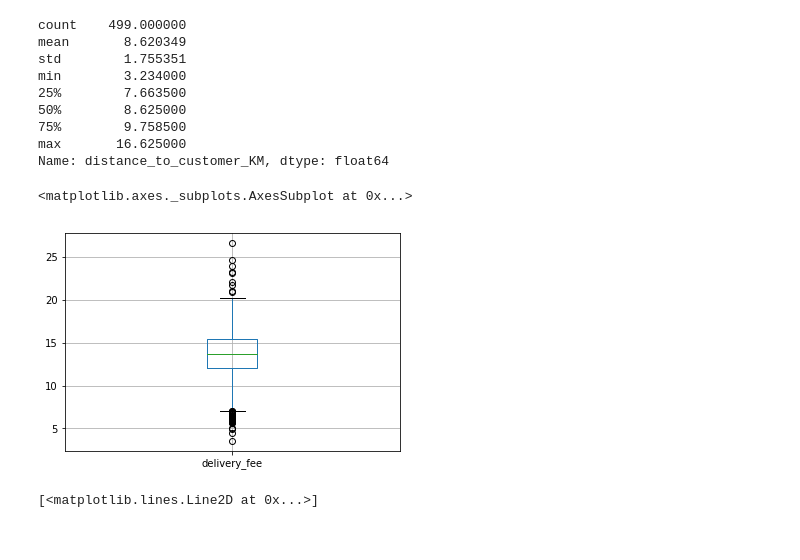
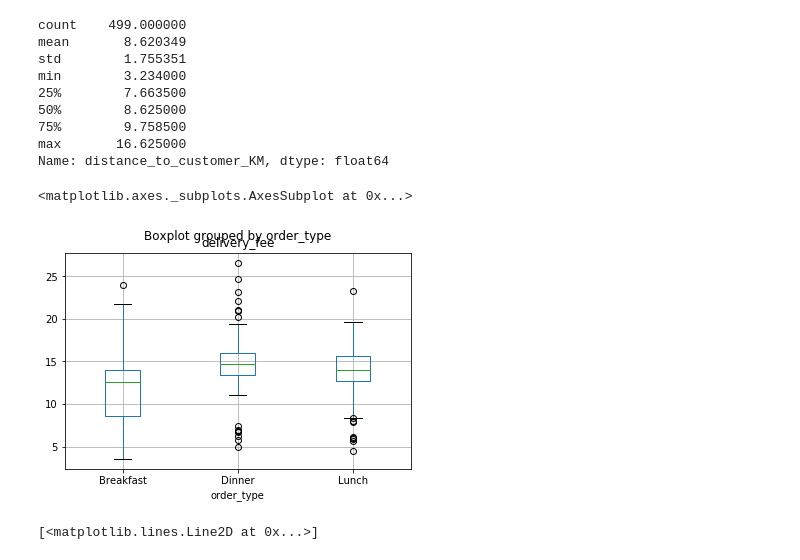
Before and after one commit to DechengMa/FIT5196Assignments, a Jupyter notebook: Assignment3/outlier.ipynb, the cells around one changed output. Drawn from its saved outputs; the diff is of its cells as text; code cells hidden in the pictures.

```diff
--- a/Assignment3/outlier.ipynb
+++ b/Assignment3/outlier.ipynb
@@ -70,10 +72,10 @@ min        3.234000
 max       16.625000
 Name: distance_to_customer_KM, dtype: float64
 # %%
-outlierdata.boxplot(column = 'delivery_fee')
+outlierdata.boxplot(column = 'delivery_fee', by = 'order_type')
 # %% [output]
 <matplotlib.axes._subplots.AxesSubplot at 0x...>
-[figure, old version]
+[figure, new version]
 # %%
 plt.plot(outlierdata.sort_values(['delivery_fee'])['delivery_fee'])
 # %% [output]
```
Also changed, not shown: parts of 18 cells of this notebook, 10 other files.
